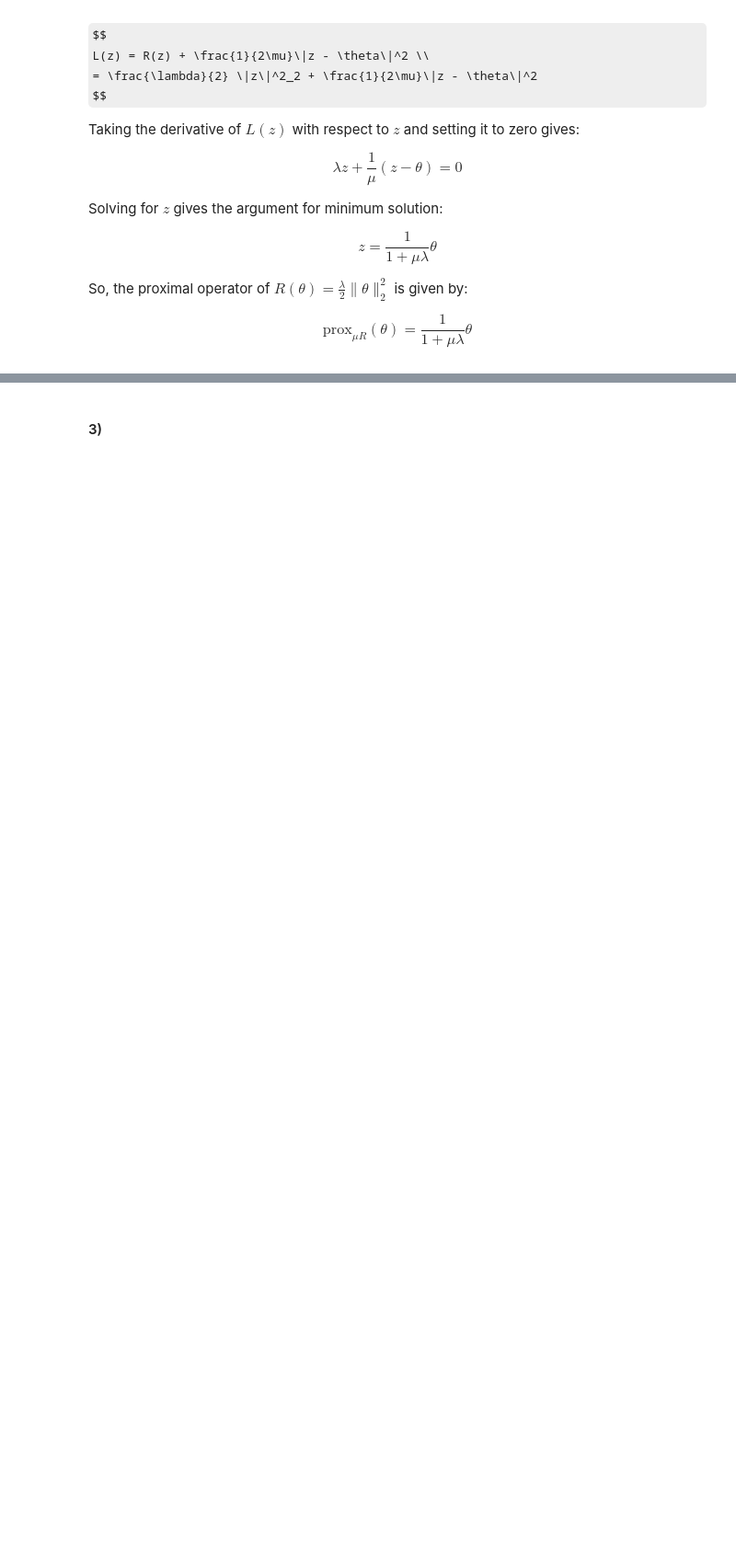
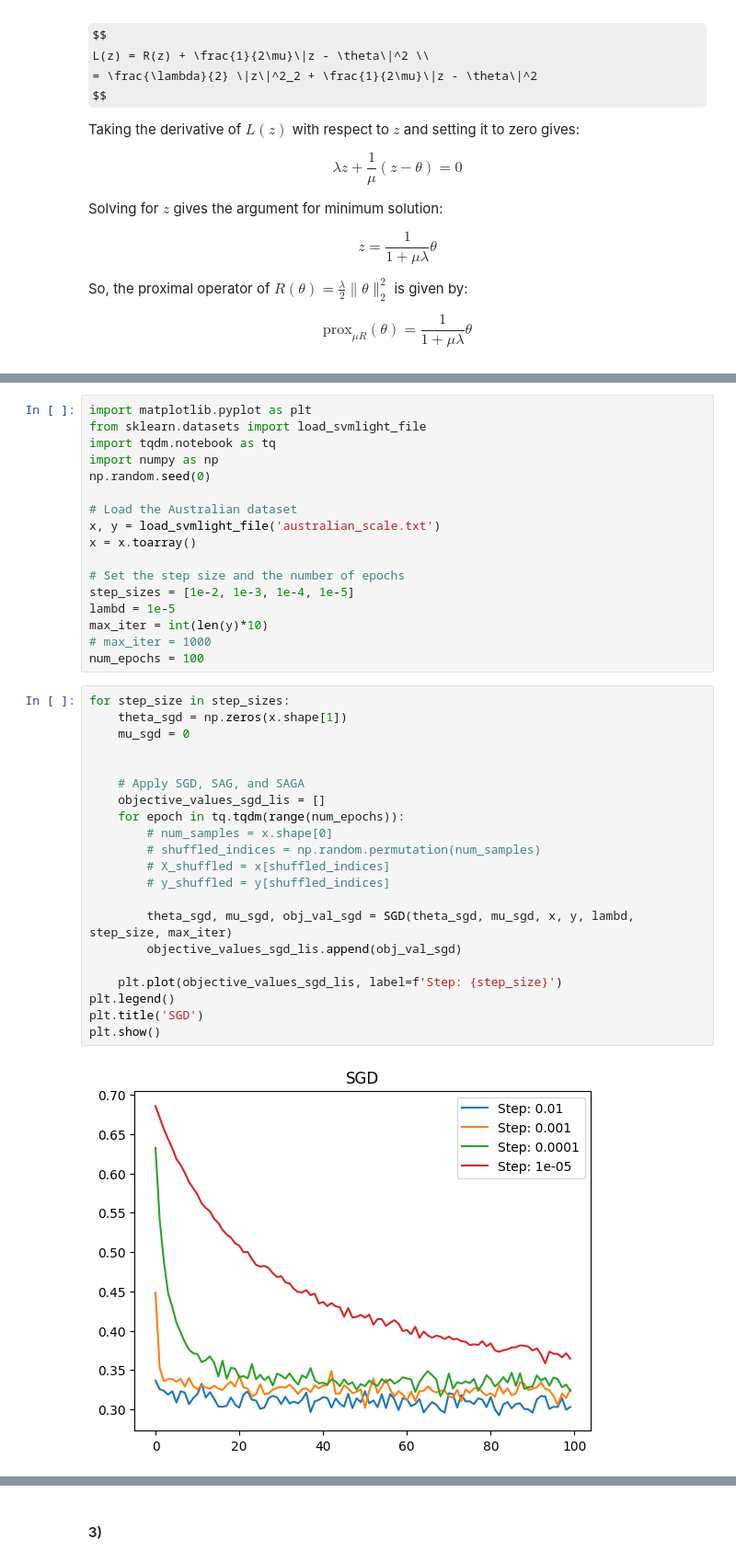
Before and after one commit to darkopetrov/DAT570_Continuous_optimization_in_data_science, a Jupyter notebook: Module_6/Notebook_6.ipynb, the cells around one changed output, grey strips where cells are left out. Shown at 92% size. Drawn from its saved outputs; the diff is of its cells as text; some formulas as TeX source; blank space fills up the shorter version.

Commit message:
A6 better plots

```diff
--- a/Module_6/Notebook_6.ipynb
+++ b/Module_6/Notebook_6.ipynb
@@ -203,0 +144,40 @@ plt.show()
+# %%
+import matplotlib.pyplot as plt
+from sklearn.datasets import load_svmlight_file
+import tqdm.notebook as tq
+import numpy as np
+np.random.seed(0)
+
+# Load the Australian dataset
+x, y = load_svmlight_file('australian_scale.txt')
+x = x.toarray()
+
+# Set the step size and the number of epochs
+step_sizes = [1e-2, 1e-3, 1e-4, 1e-5]
+lambd = 1e-5
+max_iter = int(len(y)*10)
+# max_iter = 1000
+num_epochs = 100
+# %%
+for step_size in step_sizes:
+    theta_sgd = np.zeros(x.shape[1])
+    mu_sgd = 0
+
+
+    # Apply SGD, SAG, and SAGA
+    objective_values_sgd_lis = []
+    for epoch in tq.tqdm(range(num_epochs)):
+        # num_samples = x.shape[0]
+        # shuffled_indices = np.random.permutation(num_samples)
+        # X_shuffled = x[shuffled_indices]
+        # y_shuffled = y[shuffled_indices]
+
+        theta_sgd, mu_sgd, obj_val_sgd = SGD(theta_sgd, mu_sgd, x, y, lambd, step_size, max_iter)
+        objective_values_sgd_lis.append(obj_val_sgd)
+
+    plt.plot(objective_values_sgd_lis, label=f'Step: {step_size}')
+plt.legend()
+plt.title('SGD')
+plt.show()
+# %% [output]
+[figure, added]
```
Also changed, not shown: parts of 4 cells of this notebook.
